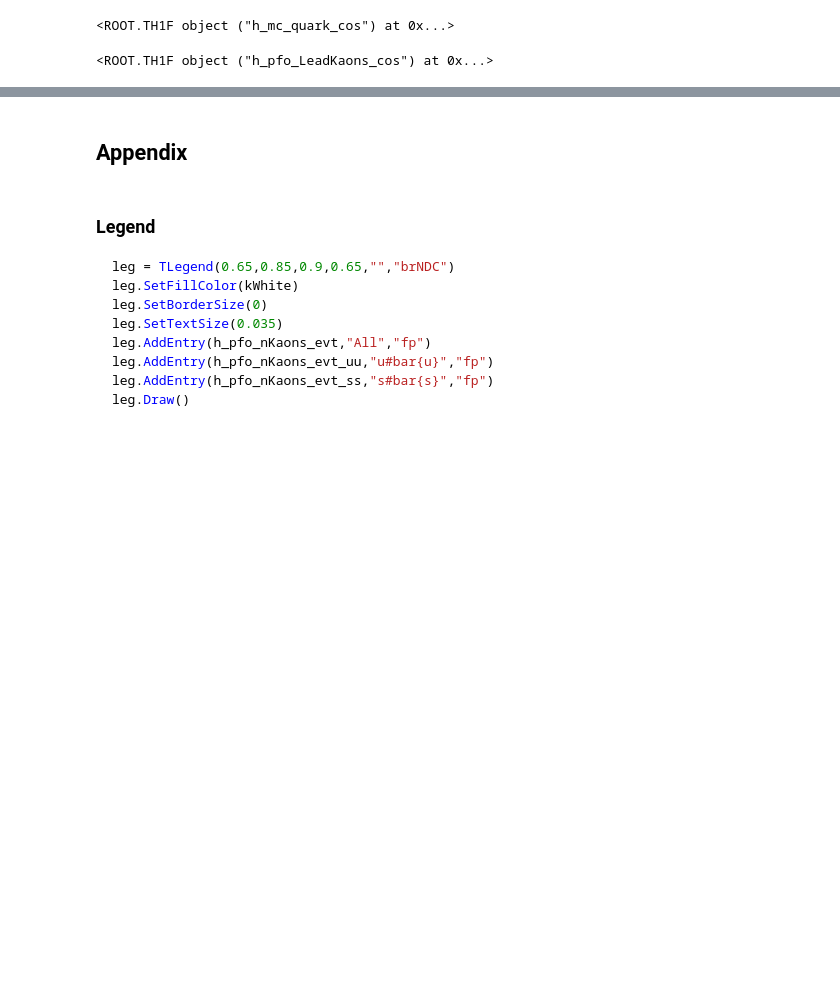
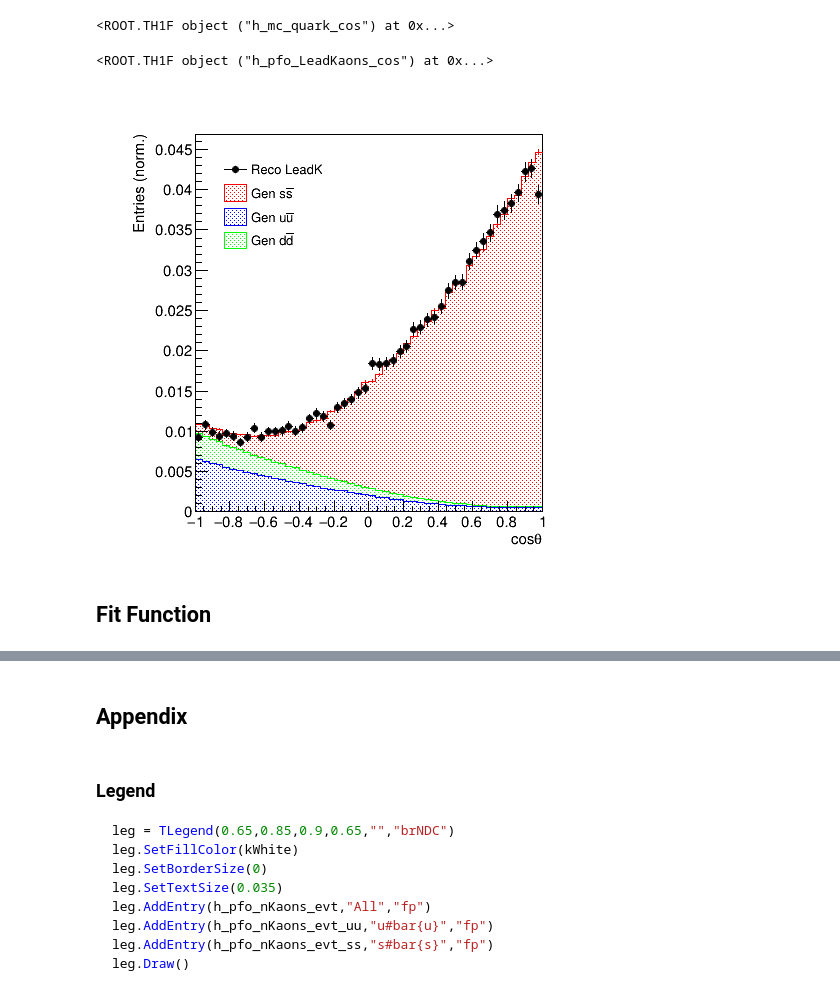
Before and after one commit to yuichiok/VertexMacro, a Jupyter notebook: QQbar250/jupyter/ssbar/Polar/uds/PolarAngle_stack.ipynb, the cells around one changed output, grey strips where cells are left out. Cells and saved outputs as stored; diff of their text form; code cells hidden in the pictures; blank space fills up the shorter version.

```diff
--- a/QQbar250/jupyter/ssbar/Polar/uds/PolarAngle_stack.ipynb
+++ b/QQbar250/jupyter/ssbar/Polar/uds/PolarAngle_stack.ipynb
@@ -112,7 +112,7 @@ h_pfo_LeadKaons_cos_uds.Rebin(2)
 # %% [output]
 <ROOT.TH1F object ("h_pfo_LeadKaons_cos") at 0x...>
 # %%
-c2 = TCanvas("c2","c2",500,500)
+c1 = TCanvas("c1","c1",500,500)
 # %%
 h_mc_quark_cos_uds_weighted.Draw("h")
 # h_pfo_LeadKaons_cos_uds.Draw("h")
@@ -133,3 +133,9 @@ leg.AddEntry(h_mc_quark_cos_ss,"Gen s#bar{s}","f")
 leg.AddEntry(h_mc_quark_cos_uu,"Gen u#bar{u}","f")
 leg.AddEntry(h_mc_quark_cos_dd,"Gen d#bar{d}","f")
 leg.Draw()
+# %%
+c1.Draw()
+# %% [output]
+[figure, added]
+# %% [markdown]
+## Fit Function
```
Also changed, not shown: parts of 7 cells of this notebook, 4 other files.
